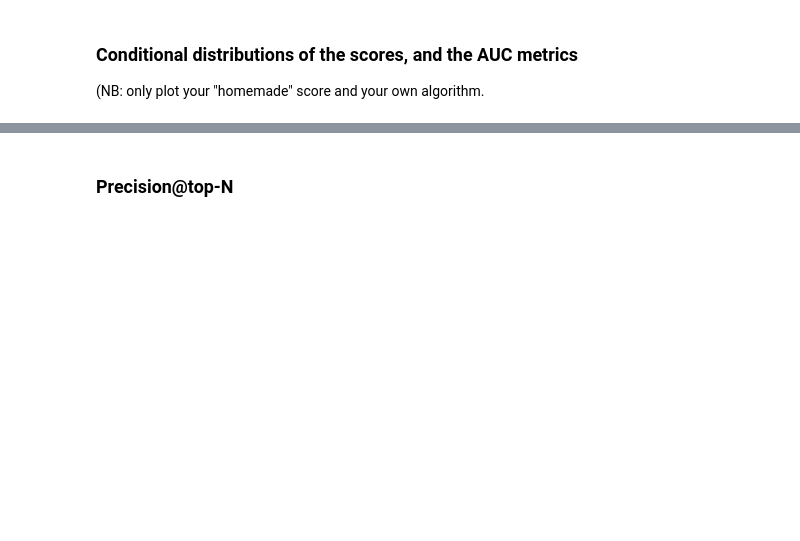
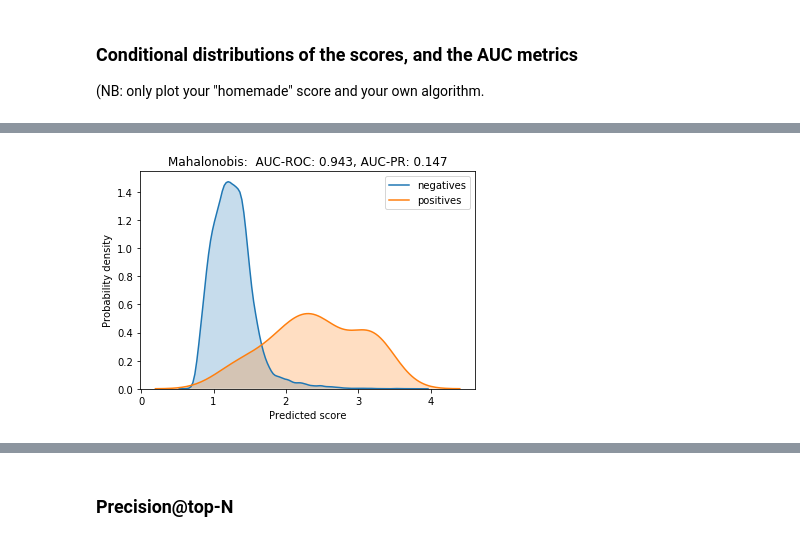
Before and after one commit to DonErnesto/masterclassSFI_2021, a Jupyter notebook: notebooks/CreditCardUnsupervised.ipynb, the cells around one changed output, grey strips where cells are left out. Drawn from its saved outputs; the diff is of its cells as text; code cells hidden in the pictures; blank space fills up the shorter version.

```diff
--- a/notebooks/CreditCardUnsupervised.ipynb
+++ b/notebooks/CreditCardUnsupervised.ipynb
@@ -251,3 +324,5 @@ _ = plot_outlier_scores(y.values, np.log1p(iforest_outlier_scores), title='Isola
 # %%
-_ = plot_outlier_scores(y.values, np.log10(mah_outlier_scores), title='Mahalonobis: ')
+_ = plot_conditional_distribution(y.values, np.log10(mah_outlier_scores), title='Mahalonobis: ')
+# %% [output]
+[figure, added]
 # %%
```
Also changed, not shown: parts of 17 cells of this notebook, 2 other files.
